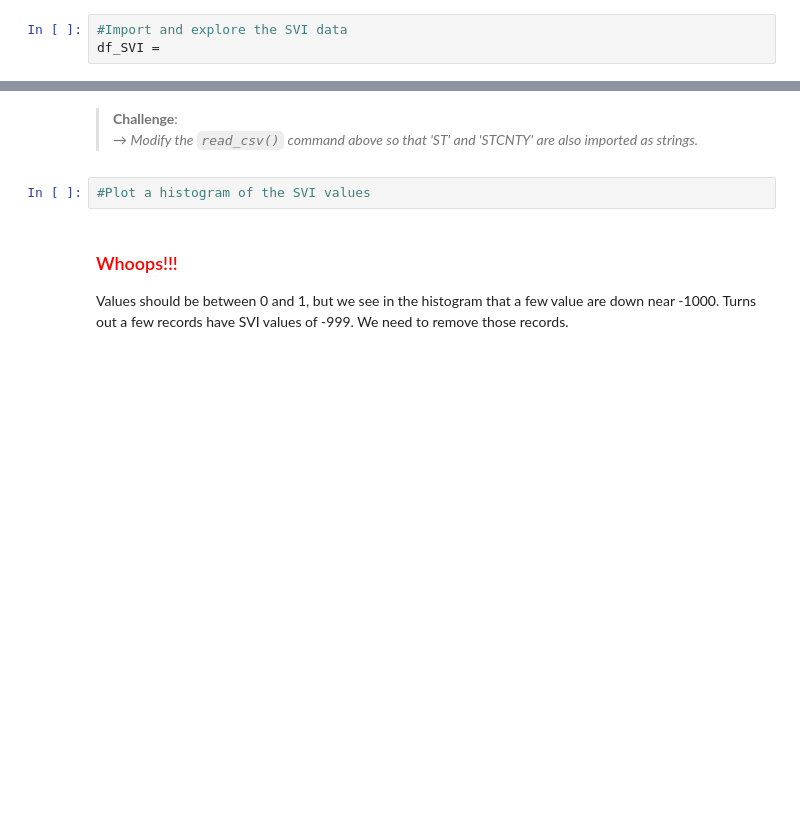
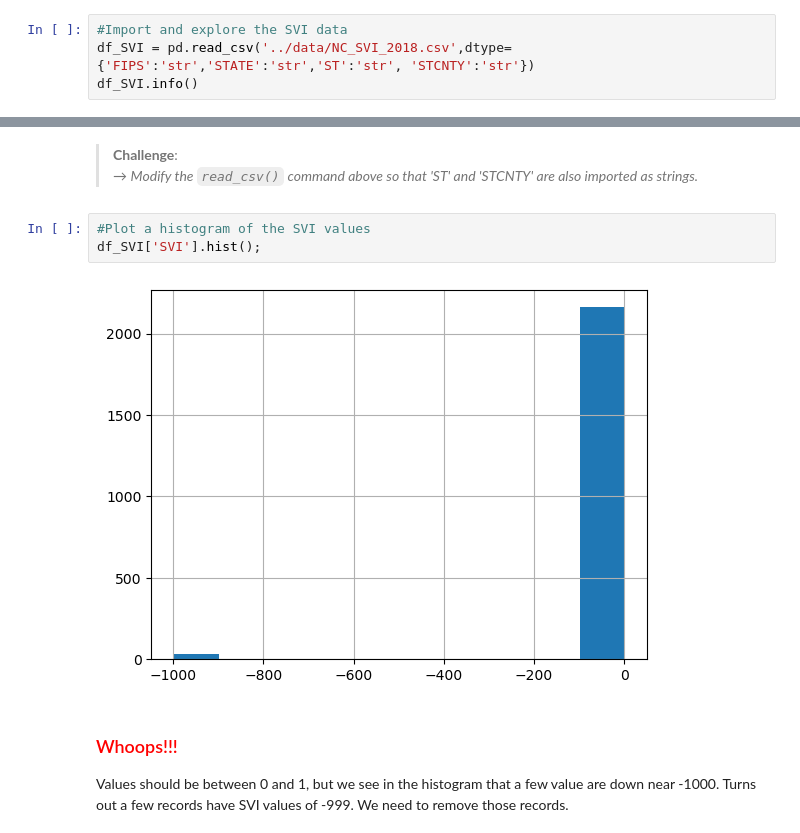
Before and after one commit to kelseybhusted/SpatialDataFrames, a Jupyter notebook: lessons/2a-Spatial-analysis-with-GeoPandas.ipynb, the cells around one changed output, grey strips where cells are left out. Saved outputs shown, nothing was run; the diff lists cells and outputs as text; blank space fills up the shorter version.

```diff
--- a/lessons/2a-Spatial-analysis-with-GeoPandas.ipynb
+++ b/lessons/2a-Spatial-analysis-with-GeoPandas.ipynb
@@ -421,4 +457,5 @@ Doc: https://geopandas.org/mergingdata.html#attribute-joins
 * **2.4.1** Import and explore the SVI data into a Pandas dataframe
 # %%
 #Import and explore the SVI data
-df_SVI =
+df_SVI = pd.read_csv('../data/NC_SVI_2018.csv',dtype={'FIPS':'str','STATE':'str','ST':'str', 'STCNTY':'str'})
+df_SVI.info()
@@ -426,6 +477,9 @@ df_SVI =
 >**Challenge**:<br>→ _Modify the `read_csv()` command above so that 'ST' and 'STCNTY' are also imported as strings._
 # %%
 #Plot a histogram of the SVI values
+df_SVI['SVI'].hist();
+# %% [output]
+[figure, added]
 # %% [markdown]
 <h3><font color='red'> Whoops!!! </h3>
 Values should be between 0 and 1, but we see in the histogram that a few value are down near -1000. Turns out a few records have SVI values of -999. We need to remove those records.
```
Also changed, not shown: parts of 17 cells of this notebook.
